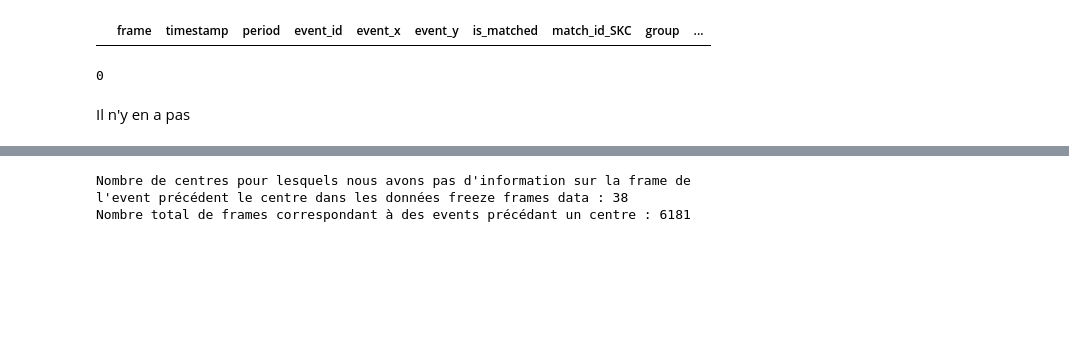
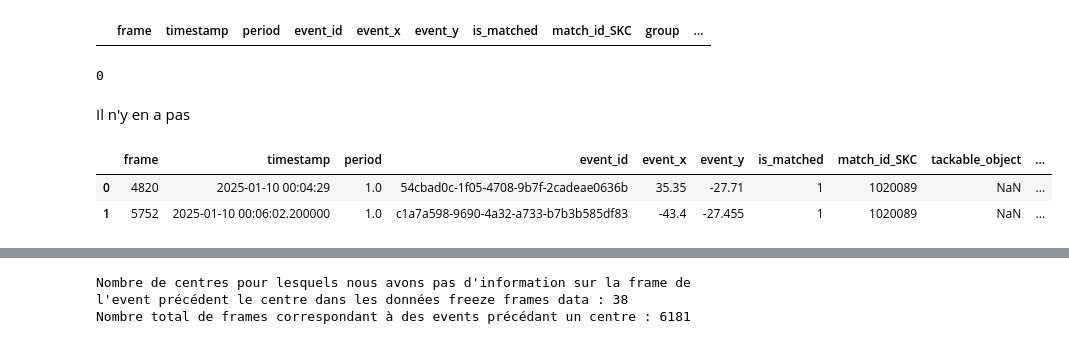
Before and after one commit to Nathan7128/PROJET-4A, a Jupyter notebook: Traitement_donnees/nb_advers_ballon_but/test_nb_advers_ballon_but.ipynb, the cells around one changed output, grey strips where cells are left out. Drawn from its saved outputs; the diff is of its cells as text; code cells hidden in the pictures; blank space fills up the shorter version.

```diff
--- a/Traitement_donnees/nb_advers_ballon_but/test_nb_advers_ballon_but.ipynb
+++ b/Traitement_donnees/nb_advers_ballon_but/test_nb_advers_ballon_but.ipynb
@@ -120,3 +120,12 @@ centres["centre_id"] = range(len(events_avant_centre))
 # les centres
 events_avant_centre.drop("group", axis = 1, inplace = True)
 events_avant_centre = pd.merge(events_avant_centre, centres[["group", "centre_id"]], on = "centre_id")
+
+# De plus, pour éviter les confusions, nous allons renomer la colonne "group" par "group_centre"
+events_avant_centre.rename({"group" : "group_centre"}, axis = 1, inplace = True)
+# %%
+events_avant_centre.head(2)
+# %% [output]
+|  | frame | timestamp | period | event_id | event_x | event_y | is_matched | match_id_SKC | tackable_object | ... |
+| 0 | 4820 | 2025-01-10 00:04:29 | 1.0 | 54cbad0c-1f05-4708-9b7f-2cadeae0636b | 35.35 | -27.71 | 1 | 1020089 | NaN | ... |
+| 1 | 5752 | 2025-01-10 00:06:02.200000 | 1.0 | c1a7a598-9690-4a32-a733-b7b3b585df83 | -43.4 | -27.455 | 1 | 1020089 | NaN | ... |
```
Also changed, not shown: parts of 21 cells of this notebook, 1 other file.
